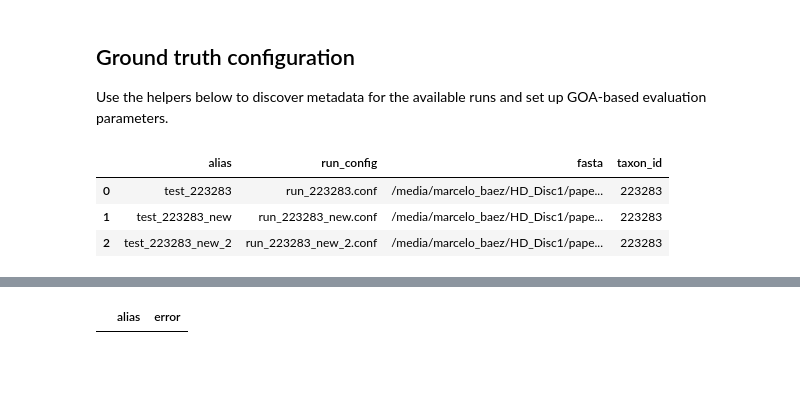
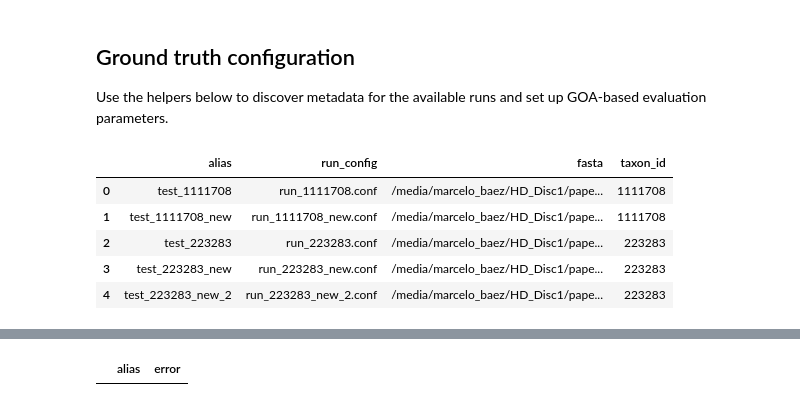
Before and after one commit to paccanarolab/S2F, a Jupyter notebook: performance_analysis.ipynb, the cells around one changed output, grey strips where cells are left out. Saved outputs shown, nothing was run; the diff lists cells and outputs as text; code cells hidden in the pictures; blank space fills up the shorter version.

```diff
--- a/performance_analysis.ipynb
+++ b/performance_analysis.ipynb
@@ -293,34 +298,36 @@ def discover_run_metadata(run_config_paths):
             continue
         entry = metadata.setdefault(alias, {})
         entry['run_config'] = conf_path
         if parser.has_option('configuration', 'fasta'):
             fasta_path = parser.get('configuration', 'fasta')
             entry['fasta'] = fasta_path
             taxon = _parse_taxon_from_fasta(fasta_path)
             if taxon:
                 entry['taxon_id'] = taxon
     return metadata
 
 
 # RUN_CONFIG_PATHS = sorted(Path('.').glob('run*.conf'))
-RUN_CONFIG_PATHS = sorted(Path('.').glob('run_2232*.conf'))
+RUN_CONFIG_PATHS = sorted(Path('.').glob('run*.conf'))
 RUN_METADATA = discover_run_metadata(RUN_CONFIG_PATHS)
 
 metadata_table = pd.DataFrame(
     [
         {
             'alias': alias,
             'run_config': str(meta.get('run_config')),
             'fasta': meta.get('fasta'),
             'taxon_id': meta.get('taxon_id'),
         }
         for alias, meta in RUN_METADATA.items()
     ]
 ).sort_values('alias').reset_index(drop=True) if RUN_METADATA else pd.DataFrame(columns=['alias', 'run_config', 'fasta', 'taxon_id'])
 
 metadata_table
 # %% [output]
 |  | alias | run_config | fasta | taxon_id |
-| 0 | test_223283 | run_223283.conf | /media/marcelo_baez/HD_Disc1/pape... | 223283 |
-| 1 | test_223283_new | run_223283_new.conf | /media/marcelo_baez/HD_Disc1/pape... | 223283 |
-| 2 | test_223283_new_2 | run_223283_new_2.conf | /media/marcelo_baez/HD_Disc1/pape... | 223283 |
+| 0 | test_1111708 | run_1111708.conf | /media/marcelo_baez/HD_Disc1/pape... | 1111708 |
+| 1 | test_1111708_new | run_1111708_new.conf | /media/marcelo_baez/HD_Disc1/pape... | 1111708 |
+| 2 | test_223283 | run_223283.conf | /media/marcelo_baez/HD_Disc1/pape... | 223283 |
+| 3 | test_223283_new | run_223283_new.conf | /media/marcelo_baez/HD_Disc1/pape... | 223283 |
+| 4 | test_223283_new_2 | run_223283_new_2.conf | /media/marcelo_baez/HD_Disc1/pape... | 223283 |
```
Also changed, not shown: parts of 10 cells of this notebook.
